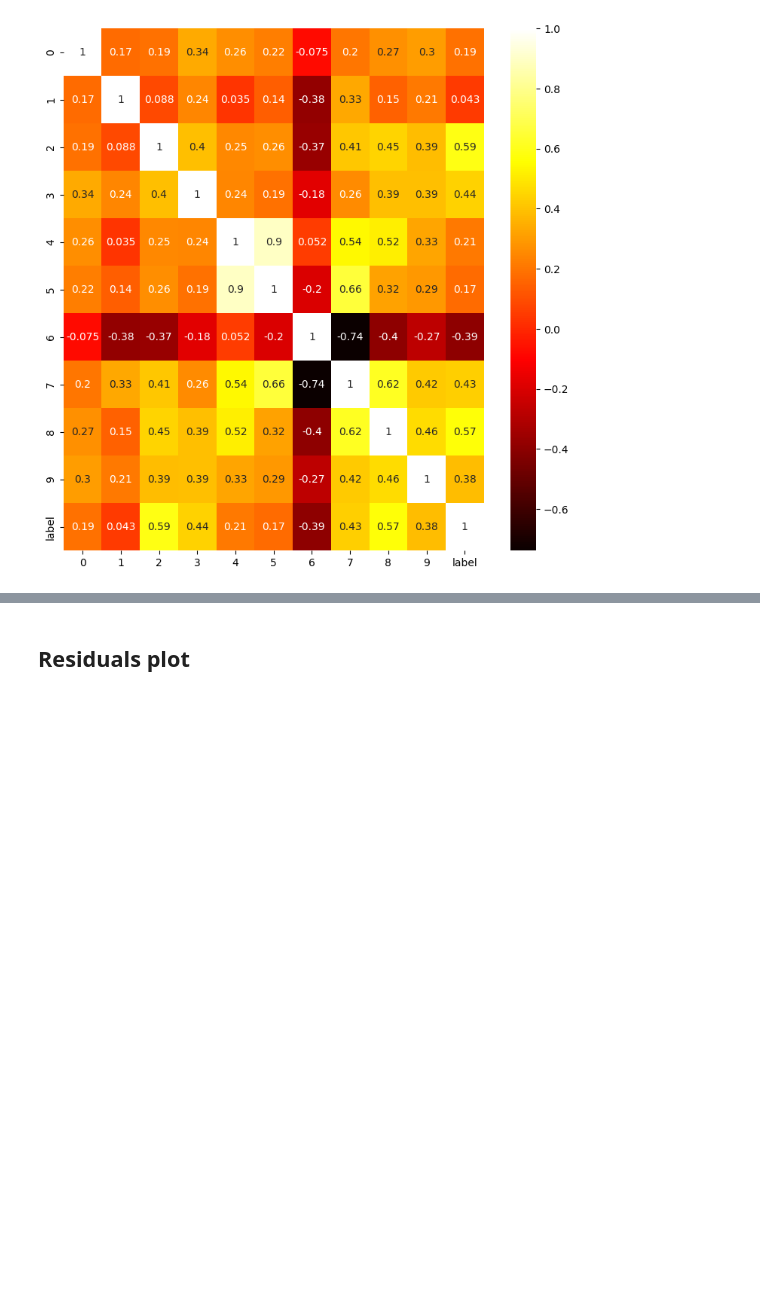
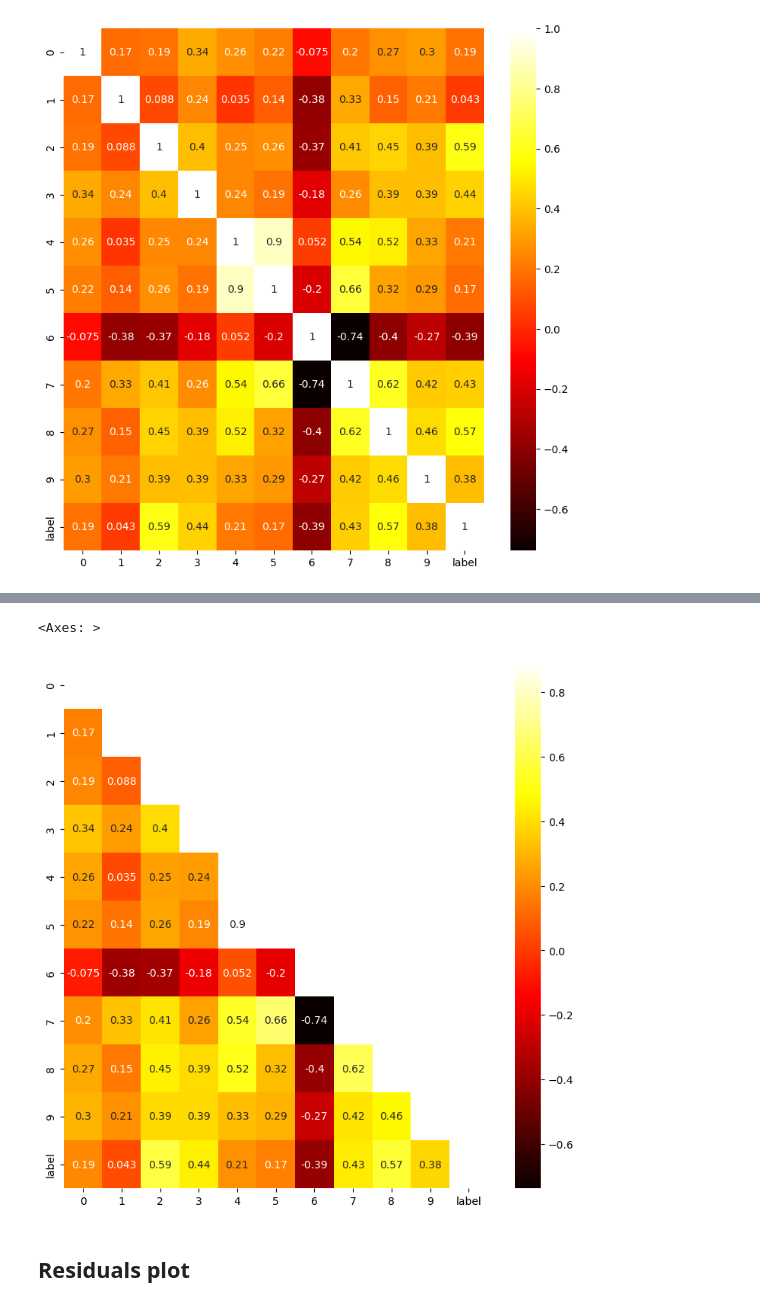
Before and after one commit to EvgeniiZorin/Handbook_Statistics-Probability-and-ML, a Jupyter notebook: _ML_classical.ipynb, the cells around one changed output, grey strips where cells are left out. Drawn from its saved outputs; the diff is of its cells as text; code cells hidden in the pictures; blank space fills up the shorter version.

```diff
--- a/_ML_classical.ipynb
+++ b/_ML_classical.ipynb
@@ -2643,3 +2660,23 @@ sns.heatmap(cor, annot=True, cmap='hot')
+# %%
+from sklearn import datasets
+import seaborn as sns
+import matplotlib.pyplot as plt
+import pandas as pd
+import numpy as np
+
+boston = datasets.load_diabetes();
+
+df = pd.DataFrame(boston.data)
+df['label'] = boston.target
+
+### Correlation matrix
+cor = df.corr()
+matrix = np.triu(cor)
+plt.figure(figsize=(9,9))
+sns.heatmap(cor, annot=True, cmap='hot', mask=matrix)
+# %% [output]
+<Axes: >
+[figure, added]
 # %% [markdown]
 ## Residuals plot
 # %%
```
Also changed, not shown: parts of 3 cells of this notebook, 1 other file.
